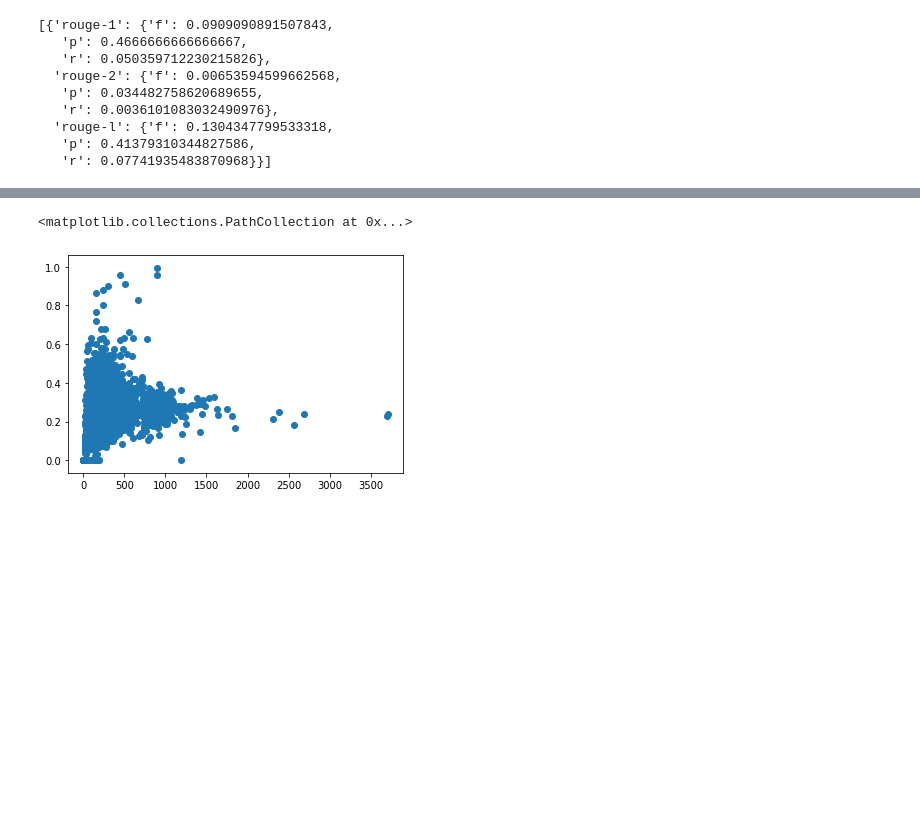
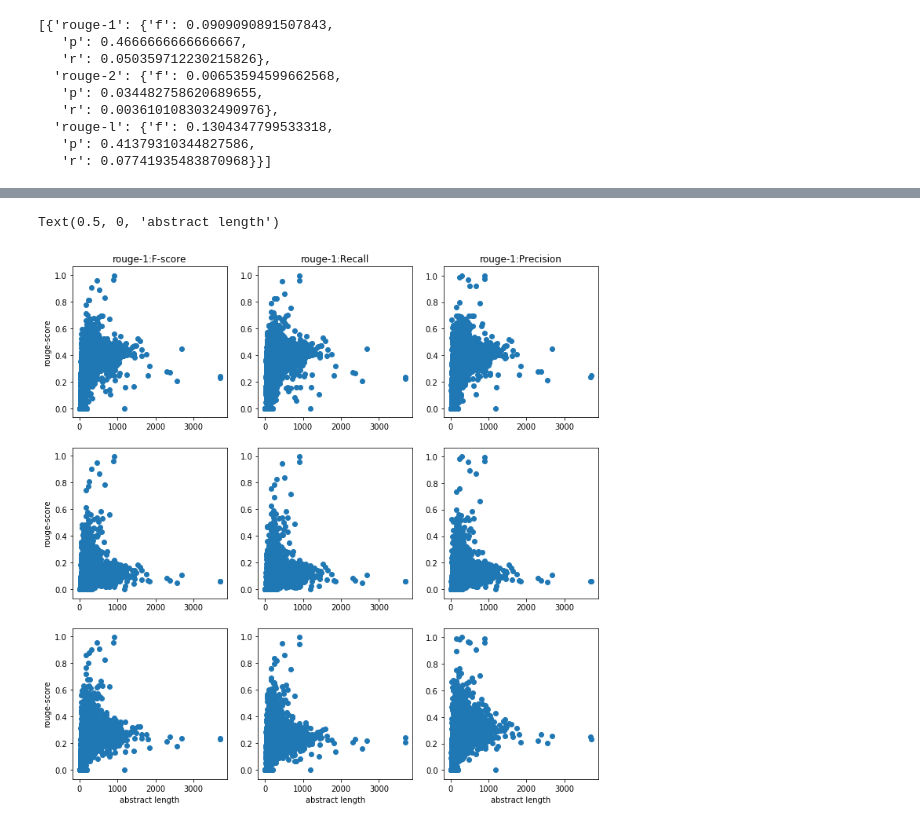
Before and after one commit to Prajakta15Patil/COVID-analysis, a Jupyter notebook: code/covid_analysis.ipynb, the cells around one changed output, grey strips where cells are left out. Saved outputs shown, nothing was run; the diff lists cells and outputs as text; code cells hidden in the pictures; blank space fills up the shorter version.

```diff
--- a/code/covid_analysis.ipynb
+++ b/code/covid_analysis.ipynb
@@ -204,9 +137,9 @@ def cal_rougescore(row,metric, measure):
 # %%
 evaluator = Rouge()
 #,data["rouge_2"],data["rouge-l"]
-data["rouge_1"]= data.apply(lambda x: cal_rougescore(x, 'rouge-1'), axis = 1)
-data["rouge_2"]= data.apply(lambda x: cal_rougescore(x, 'rouge-2'), axis = 1)
-data["rouge_l"]= data.apply(lambda x: cal_rougescore(x, 'rouge-l'), axis = 1)
+data["rouge_1_f"]= data.apply(lambda x: cal_rougescore(x, 'rouge-1', 'f'), axis = 1)
+data["rouge_2_f"]= data.apply(lambda x: cal_rougescore(x, 'rouge-2', 'f'), axis = 1)
+data["rouge_l_f"]= data.apply(lambda x: cal_rougescore(x, 'rouge-l', 'f'), axis = 1)
 # %%
 evaluator = Rouge()
 #,data["rouge_2"],data["rouge-l"]
@@ -216,6 +149,6 @@ data["rouge_l_p"]= data.apply(lambda x: cal_rougescore(x, 'rouge-l', 'p'), axis
 # %%
 evaluator = Rouge()
 #,data["rouge_2"],data["rouge-l"]
-data["rouge_1"]= data.apply(lambda x: cal_rougescore(x, 'rouge-1', 'r'), axis = 1)
-data["rouge_2"]= data.apply(lambda x: cal_rougescore(x, 'rouge-2', 'r'), axis = 1)
-data["rouge_l"]= data.apply(lambda x: cal_rougescore(x, 'rouge-l', 'r'), axis = 1)
+data["rouge_1_r"]= data.apply(lambda x: cal_rougescore(x, 'rouge-1', 'r'), axis = 1)
+data["rouge_2_r"]= data.apply(lambda x: cal_rougescore(x, 'rouge-2', 'r'), axis = 1)
+data["rouge_l_r"]= data.apply(lambda x: cal_rougescore(x, 'rouge-l', 'r'), axis = 1)
@@ -232,5 +155,60 @@ plt.scatter(data.length_abstract, data.rouge_2)
-# %%
-plt.scatter(data.length_abstract, data.rouge_l)
-# %% [output]
-<matplotlib.collections.PathCollection at 0x...>
-[figure, removed]
+# %%
+plt.figure(figsize = (12,12))
+plt.subplot(3, 3, 1)
+plt.scatter(data.length_abstract, data.rouge_1_f)
+#plt.line(data.length_abstract, np.mean(data.rouge_1_f), linestyle = '--')
+plt.title('rouge-1:F-score')
+plt.ylabel('rouge-score')
+
+#plt.xlabel('abstract length')
+
+plt.subplot(3, 3, 2)
+plt.scatter(data.length_abstract, data.rouge_1_r)
+plt.title('rouge-1:Recall')
+#plt.ylabel('rouge-score')
+#plt.xlabel('abstract length')
+
+plt.subplot(3, 3, 3)
+plt.scatter(data.length_abstract, data.rouge_1_p)
+plt.title('rouge-1:Precision')
+#plt.ylabel('rouge-score')
+#plt.xlabel('abstract length')
+
+plt.subplot(3, 3, 4)
+plt.scatter(data.length_abstract, data.rouge_2_f)
+#plt.title('rouge-2:F-score')
+plt.ylabel('rouge-score')
+#plt.xlabel('abstract length')
+
+plt.subplot(3, 3, 5)
+plt.scatter(data.length_abstract, data.rouge_2_r)
+#plt.title('rouge-2:F-score')
+#plt.ylabel('rouge-score')
+#plt.xlabel('abstract length')
+
+plt.subplot(3, 3, 6)
+plt.scatter(data.length_abstract, data.rouge_2_p)
+#plt.title('rouge-3:F-score')
+#plt.ylabel('rouge-score')
+#plt.xlabel('abstract length')
+
+plt.subplot(3, 3, 7)
+plt.scatter(data.length_abstract, data.rouge_l_f)
+#plt.title('rouge-l:F-score')
+plt.ylabel('rouge-score')
+plt.xlabel('abstract length')
+
+plt.subplot(3, 3, 8)
+plt.scatter(data.length_abstract, data.rouge_l_r)
+#plt.title('rouge-l:F-score')
+#plt.ylabel('rouge-score')
+plt.xlabel('abstract length')
+
+plt.subplot(3, 3, 9)
+plt.scatter(data.length_abstract, data.rouge_l_p)
+#plt.title('rouge-l:F-score')
+#plt.ylabel('rouge-score')
+plt.xlabel('abstract length')
+# %% [output]
+Text(0.5, 0, 'abstract length')
+[figure, added]
```
Also changed, not shown: parts of 16 cells of this notebook.
